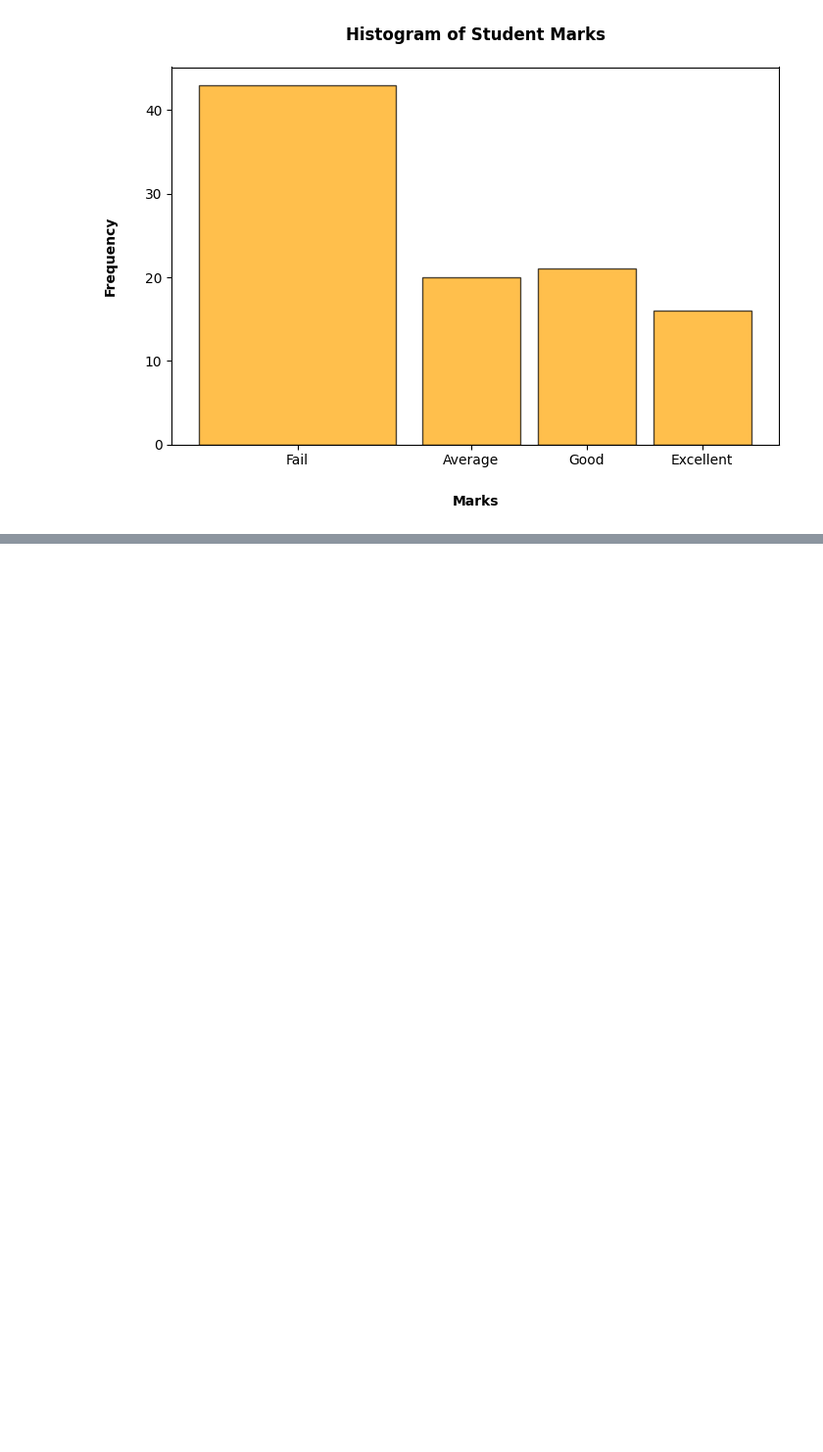
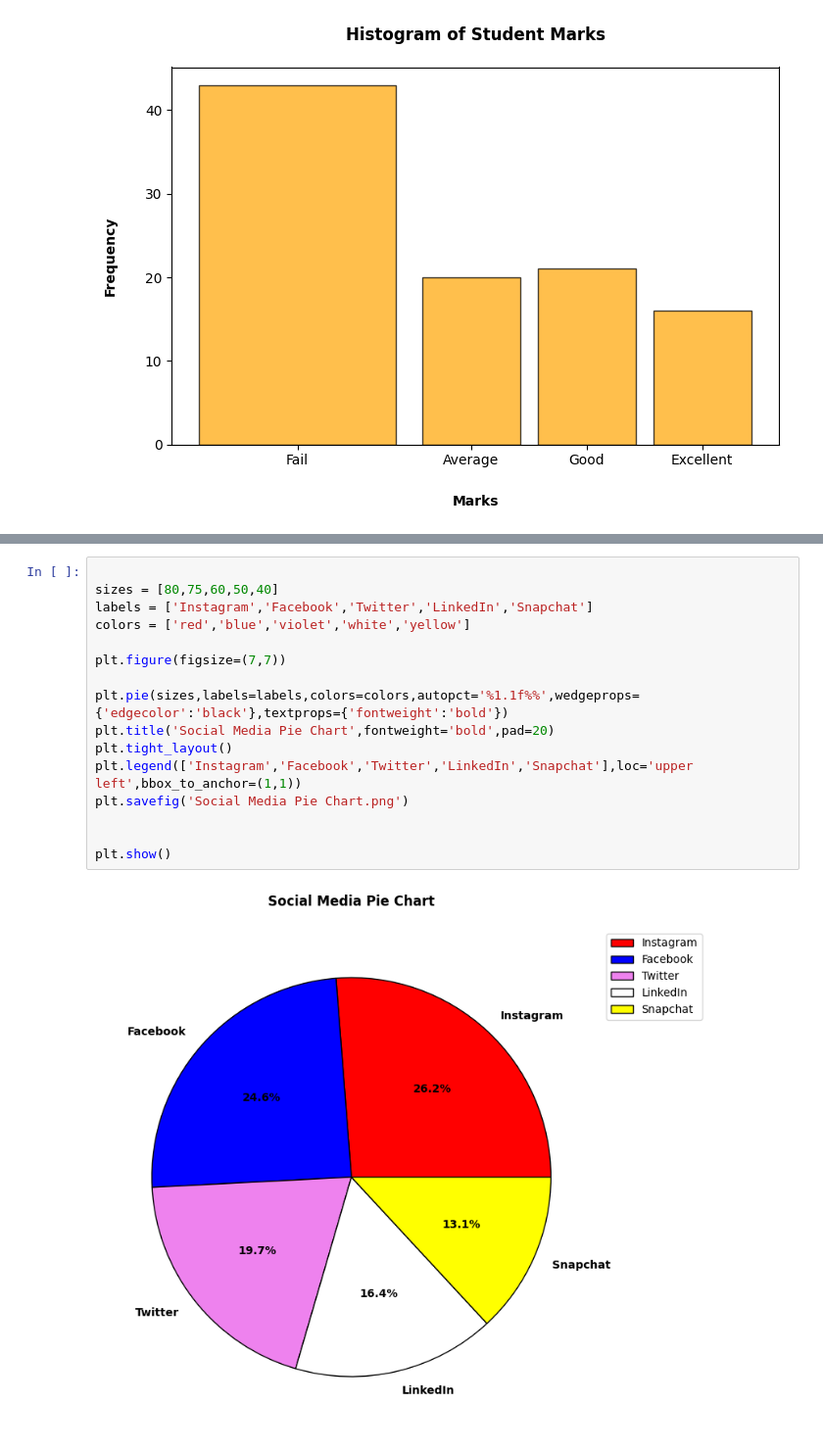
Before and after one commit to pratiksha-2410/Matplotlib-Charts, a Jupyter notebook: Line Plots.ipynb, the cells around one changed output, grey strips where cells are left out. Shown at 98% size. Cells and saved outputs as stored; diff of their text form; blank space fills up the shorter version.

```diff
--- a/Line Plots.ipynb
+++ b/Line Plots.ipynb
@@ -475,0 +495,18 @@ plt.show()
+# %%
+
+sizes = [80,75,60,50,40]
+labels = ['Instagram','Facebook','Twitter','LinkedIn','Snapchat']
+colors = ['red','blue','violet','white','yellow']
+
+plt.figure(figsize=(7,7))
+
+plt.pie(sizes,labels=labels,colors=colors,autopct='%1.1f%%',wedgeprops={'edgecolor':'black'},textprops={'fontweight':'bold'})
+plt.title('Social Media Pie Chart',fontweight='bold',pad=20)
+plt.tight_layout()
+plt.legend(['Instagram','Facebook','Twitter','LinkedIn','Snapchat'],loc='upper left',bbox_to_anchor=(1,1))
+plt.savefig('Social Media Pie Chart.png')
+
+
+plt.show()
+# %% [output]
+[figure, added]
```
Also changed, not shown: parts of 4 cells of this notebook, 3 other files.
